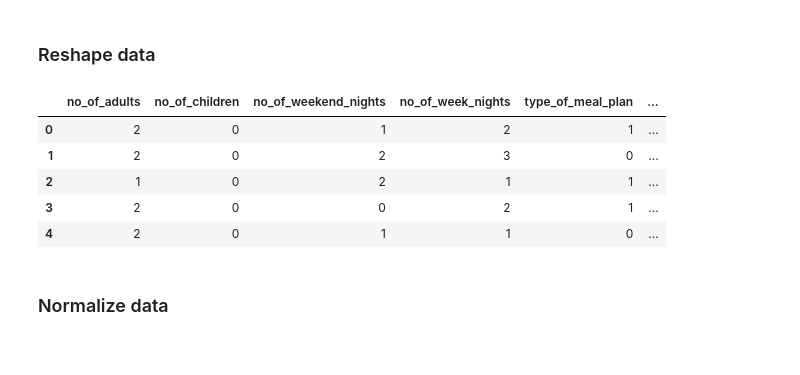
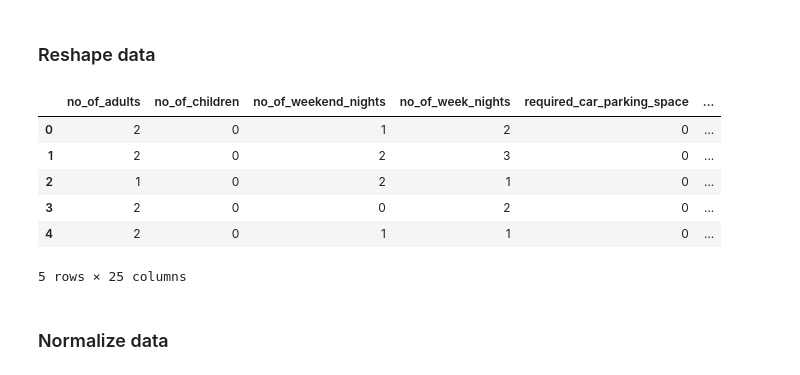
Before and after one commit to lursz/DeepNeuralNetworks, a Jupyter notebook: 2_Overfitting_and_Underfitting/2_Hw_overfitting_Underfitting.ipynb, the cells around one changed output. Saved outputs shown, nothing was run; the diff lists cells and outputs as text; code cells hidden in the pictures.

```diff
--- a/2_Overfitting_and_Underfitting/2_Hw_overfitting_Underfitting.ipynb
+++ b/2_Overfitting_and_Underfitting/2_Hw_overfitting_Underfitting.ipynb
@@ -65,17 +55,24 @@ data.head()
 ### Reshape data
 # %%
 data['booking_status'] = data['booking_status'].map({'Canceled': 1, 'Not_Canceled': 0})
-data['market_segment_type'] = data['market_segment_type'].map({'Online' : 1, 'Offline' : 0})
-data['type_of_meal_plan'] = data['type_of_meal_plan'].map({'Not Selected' : 0, 'Meal Plan 1' : 1, 'Meal Plan 2' : 2, 'Meal Plan 3' : 3})
-data['room_type_reserved'] = data['room_type_reserved'].str[-1].astype(int)
-data.head()
+# data['market_segment_type'] = data['market_segment_type'].map({'Online' : 1, 'Offline' : 0})
+# data['type_of_meal_plan'] = data['type_of_meal_plan'].map({'Not Selected' : 0, 'Meal Plan 1' : 1, 'Meal Plan 2' : 2, 'Meal Plan 3' : 3})
+# data['room_type_reserved'] = data['room_type_reserved'].str[-1].astype(int)
+# data.head()
-# %% [output]
-|  | no_of_adults | no_of_children | no_of_weekend_nights | no_of_week_nights | type_of_meal_plan | ... |
-| 0 | 2 | 0 | 1 | 2 | 1 | ... |
-| 1 | 2 | 0 | 2 | 3 | 0 | ... |
-| 2 | 1 | 0 | 2 | 1 | 1 | ... |
-| 3 | 2 | 0 | 0 | 2 | 1 | ... |
-| 4 | 2 | 0 | 1 | 1 | 0 | ... |
+# %%
+# data = pd.get_dummies(data, columns=['booking_status'], prefix='booking_status')
+data = pd.get_dummies(data, columns=['market_segment_type'], prefix='market_segment')
+data = pd.get_dummies(data, columns=['type_of_meal_plan'], prefix='meal_plan')
+data['room_type_reserved'] = data['room_type_reserved'].str[-1].astype(int)
+data.head()
+# %% [output]
+|  | no_of_adults | no_of_children | no_of_weekend_nights | no_of_week_nights | required_car_parking_space | ... |
+| 0 | 2 | 0 | 1 | 2 | 0 | ... |
+| 1 | 2 | 0 | 2 | 3 | 0 | ... |
+| 2 | 1 | 0 | 2 | 1 | 0 | ... |
+| 3 | 2 | 0 | 0 | 2 | 0 | ... |
+| 4 | 2 | 0 | 1 | 1 | 0 | ... |
+5 rows × 25 columns
 # %% [markdown]
 ### Normalize data
 # %% [markdown]
```
Also changed, not shown: parts of 15 cells of this notebook, 3 other files.
